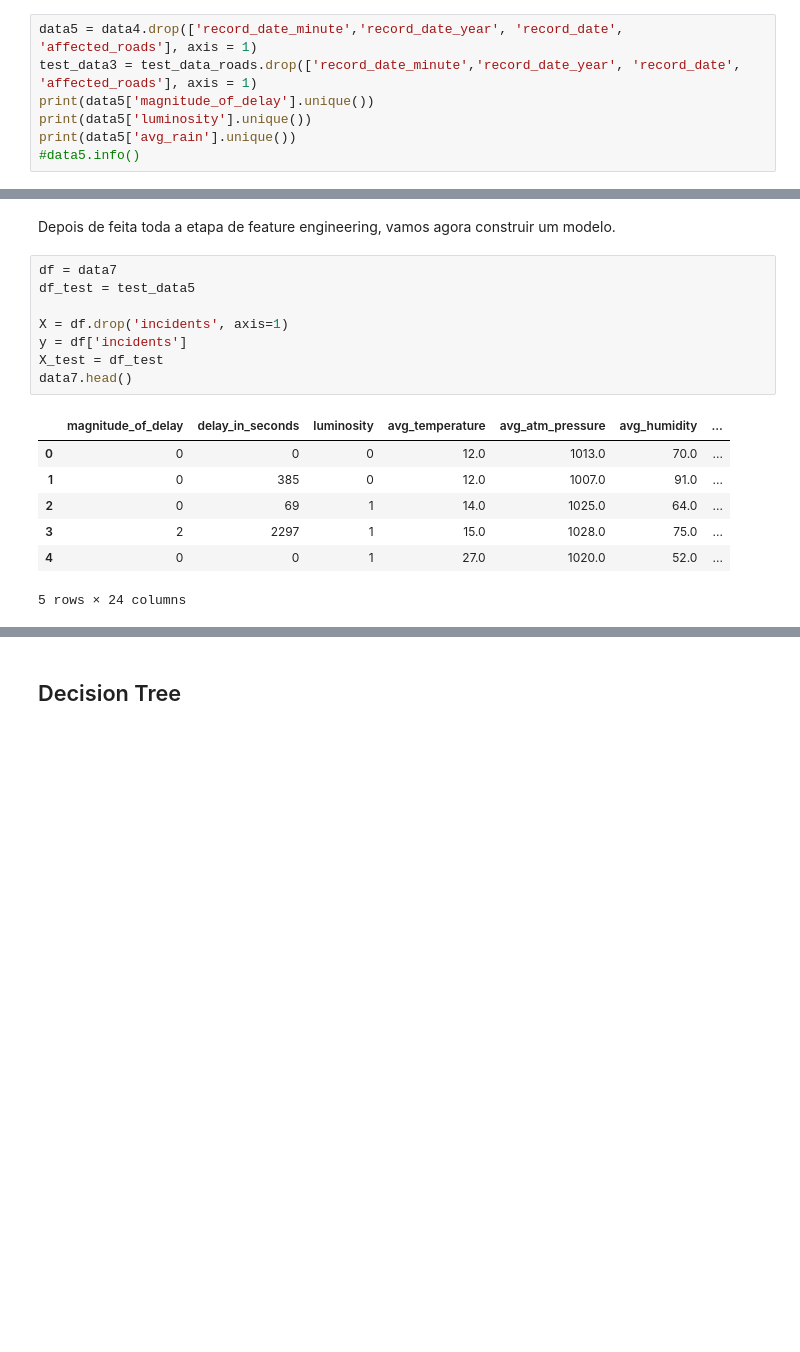
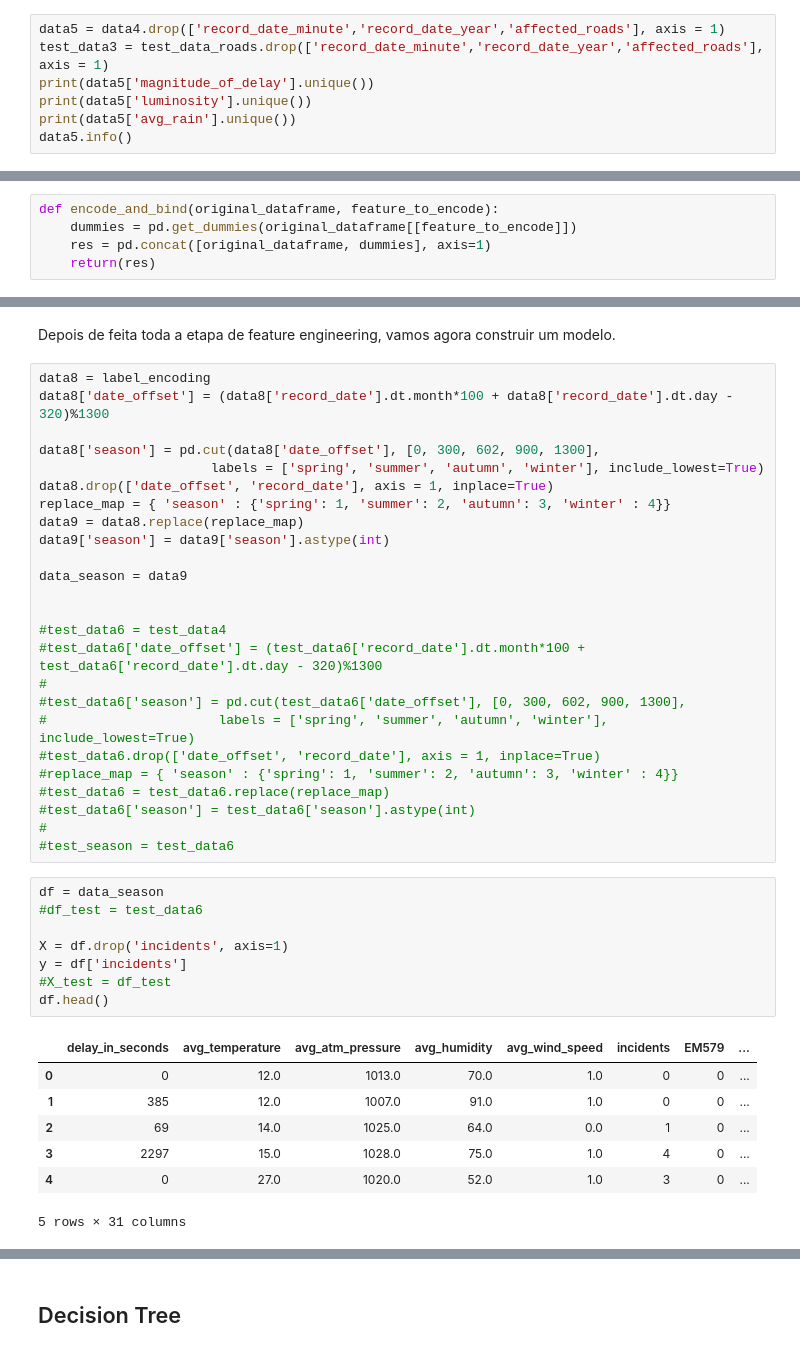
Before and after one commit to CatarinaOG/Projeto-DAA, a Jupyter notebook: decision_tree.ipynb, the cells around one changed output, grey strips where cells are left out. Cells and saved outputs as stored; diff of their text form; blank space fills up the shorter version.

Commit message:
one hot encoding

```diff
--- a/decision_tree.ipynb
+++ b/decision_tree.ipynb
@@ -354,12 +356,12 @@ test_data_roads.head()
 # %% [markdown]
 Aqui podemos verificar que o ano dos incidentes, bem como o minuto, são features com um único valor, sendo então essa informação inútil.
 # %%
-data5 = data4.drop(['record_date_minute','record_date_year', 'record_date', 'affected_roads'], axis = 1)
-test_data3 = test_data_roads.drop(['record_date_minute','record_date_year', 'record_date', 'affected_roads'], axis = 1)
+data5 = data4.drop(['record_date_minute','record_date_year','affected_roads'], axis = 1)
+test_data3 = test_data_roads.drop(['record_date_minute','record_date_year','affected_roads'], axis = 1)
 print(data5['magnitude_of_delay'].unique())
 print(data5['luminosity'].unique())
 print(data5['avg_rain'].unique())
-#data5.info()
+data5.info()
 # %% [output]
 ['UNDEFINED' 'MAJOR' 'MODERATE']
 ['DARK' 'LIGHT' 'LOW_LIGHT']
@@ -369,4 +385,9 @@ A 'magnitude_of_delay' tem 3 valores possíveis: UNDEFINED, MAJOR e MODERATE <br
 A luminosidade tem 3 valores possíveis: LIGHT, LOW_LIGHT, DARK <br>
 A 'avg_rain' tem 4 valores possíveis: Sem Chuva, chuva moderada, chuva fraca, chuva forte <br>
 Assim, teremos de transformar estes valores em valores numéricos, fazendo label enconding
+# %%
+def encode_and_bind(original_dataframe, feature_to_encode):
+    dummies = pd.get_dummies(original_dataframe[[feature_to_encode]])
+    res = pd.concat([original_dataframe, dummies], axis=1)
+    return(res)
 # %%
@@ -416,19 +453,44 @@ for i in test_data5.index:
         test_data5.at[i, 'season'] = 4 # Fall
 # %% [markdown]
 Depois de feita toda a etapa de feature engineering, vamos agora construir um modelo.
+# %%
+data8 = label_encoding
+data8['date_offset'] = (data8['record_date'].dt.month*100 + data8['record_date'].dt.day - 320)%1300
+
+data8['season'] = pd.cut(data8['date_offset'], [0, 300, 602, 900, 1300],
+                      labels = ['spring', 'summer', 'autumn', 'winter'], include_lowest=True)
+data8.drop(['date_offset', 'record_date'], axis = 1, inplace=True)
+replace_map = { 'season' : {'spring': 1, 'summer': 2, 'autumn': 3, 'winter' : 4}}
+data9 = data8.replace(replace_map)
+data9['season'] = data9['season'].astype(int)
+
+data_season = data9
+
+
+#test_data6 = test_data4
+#test_data6['date_offset'] = (test_data6['record_date'].dt.month*100 + test_data6['record_date'].dt.day - 320)%1300
+#
+#test_data6['season'] = pd.cut(test_data6['date_offset'], [0, 300, 602, 900, 1300],
+#                      labels = ['spring', 'summer', 'autumn', 'winter'], include_lowest=True)
+#test_data6.drop(['date_offset', 'record_date'], axis = 1, inplace=True)
+#replace_map = { 'season' : {'spring': 1, 'summer': 2, 'autumn': 3, 'winter' : 4}}
+#test_data6 = test_data6.replace(replace_map)
+#test_data6['season'] = test_data6['season'].astype(int)
+#
+#test_season = test_data6
 # %%
-df = data7
-df_test = test_data5
+df = data_season
+#df_test = test_data6
 
 X = df.drop('incidents', axis=1)
 y = df['incidents']
-X_test = df_test
-data7.head()
+#X_test = df_test
+df.head()
 # %% [output]
-|  | magnitude_of_delay | delay_in_seconds | luminosity | avg_temperature | avg_atm_pressure | avg_humidity | ... |
-| 0 | 0 | 0 | 0 | 12.0 | 1013.0 | 70.0 | ... |
-| 1 | 0 | 385 | 0 | 12.0 | 1007.0 | 91.0 | ... |
-| 2 | 0 | 69 | 1 | 14.0 | 1025.0 | 64.0 | ... |
-| 3 | 2 | 2297 | 1 | 15.0 | 1028.0 | 75.0 | ... |
-| 4 | 0 | 0 | 1 | 27.0 | 1020.0 | 52.0 | ... |
+|  | delay_in_seconds | avg_temperature | avg_atm_pressure | avg_humidity | avg_wind_speed | incidents | EM579 | ... |
+| 0 | 0 | 12.0 | 1013.0 | 70.0 | 1.0 | 0 | 0 | ... |
+| 1 | 385 | 12.0 | 1007.0 | 91.0 | 1.0 | 0 | 0 | ... |
+| 2 | 69 | 14.0 | 1025.0 | 64.0 | 0.0 | 1 | 0 | ... |
+| 3 | 2297 | 15.0 | 1028.0 | 75.0 | 1.0 | 4 | 0 | ... |
+| 4 | 0 | 27.0 | 1020.0 | 52.0 | 1.0 | 3 | 0 | ... |
-5 rows × 24 columns
+5 rows × 31 columns
```
Also changed, not shown: parts of 21 cells of this notebook.
